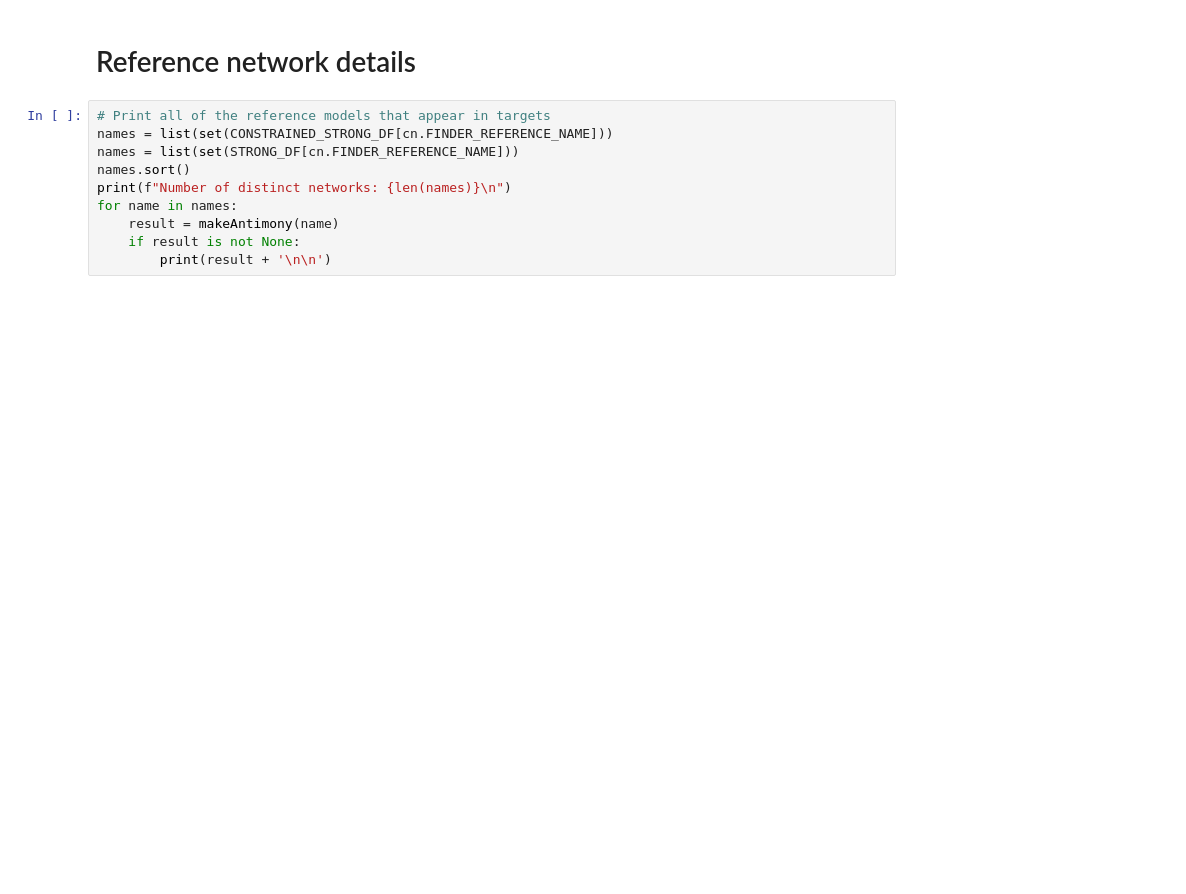
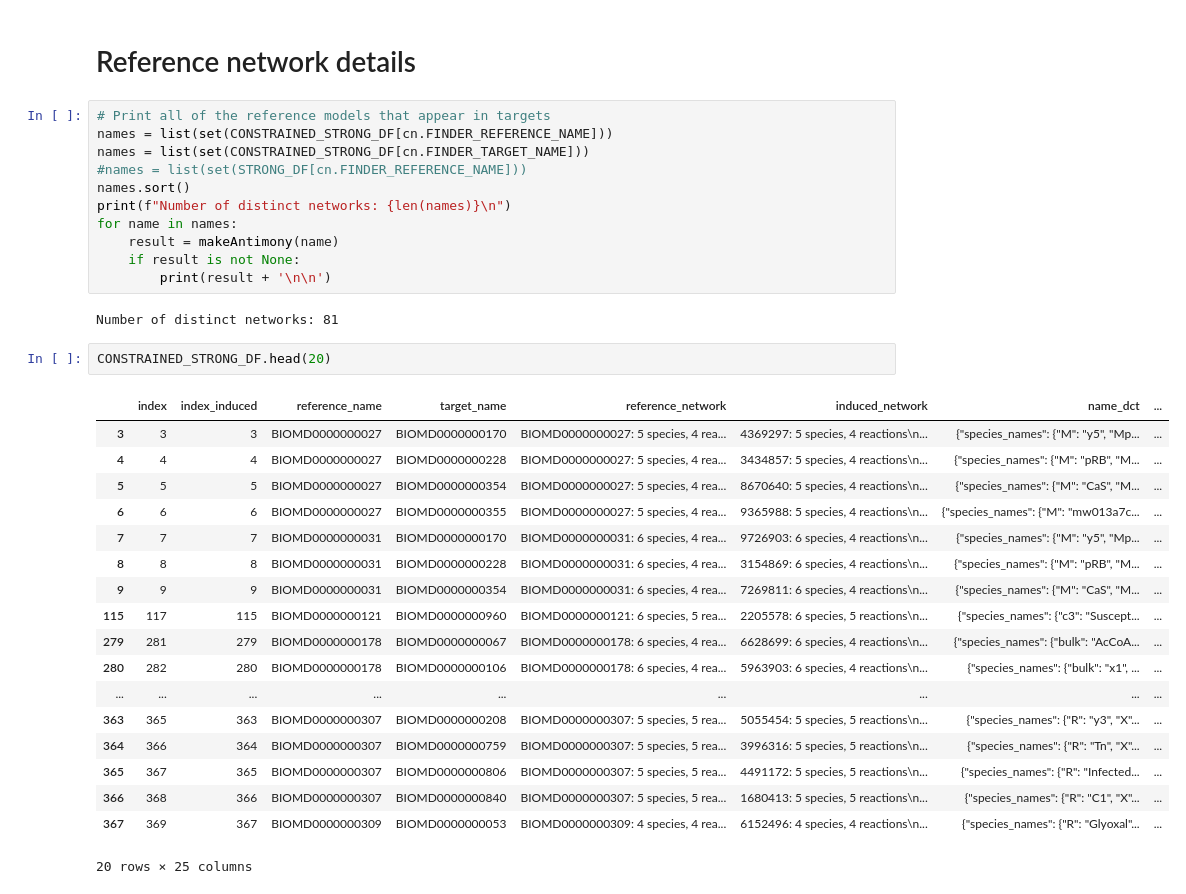
Before and after one commit to ModelEngineering/pySubnetSB, a Jupyter notebook: notebooks/plots_for_paper.ipynb, the cells around one changed output. Drawn from its saved outputs; the diff is of its cells as text; blank space fills up the shorter version.

```diff
--- a/notebooks/plots_for_paper.ipynb
+++ b/notebooks/plots_for_paper.ipynb
@@ -610,10 +613,34 @@ len(STRONG_DF), len(WEAK_DF)
 # %%
 # Print all of the reference models that appear in targets
 names = list(set(CONSTRAINED_STRONG_DF[cn.FINDER_REFERENCE_NAME]))
-names = list(set(STRONG_DF[cn.FINDER_REFERENCE_NAME]))
+names = list(set(CONSTRAINED_STRONG_DF[cn.FINDER_TARGET_NAME]))
+#names = list(set(STRONG_DF[cn.FINDER_REFERENCE_NAME]))
 names.sort()
 print(f"Number of distinct networks: {len(names)}\n")
 for name in names:
     result = makeAntimony(name)
     if result is not None:
         print(result + '\n\n')
+# %% [output]
+Number of distinct networks: 81
+# %%
+CONSTRAINED_STRONG_DF.head(20)
+# %% [output]
+|  | index | index_induced | reference_name | target_name | reference_network | induced_network | name_dct | ... |
+| 3 | 3 | 3 | BIOMD0000000027 | BIOMD0000000170 | BIOMD0000000027: 5 species, 4 rea... | 4369297: 5 species, 4 reactions\n... | {"species_names": {"M": "y5", "Mp... | ... |
+| 4 | 4 | 4 | BIOMD0000000027 | BIOMD0000000228 | BIOMD0000000027: 5 species, 4 rea... | 3434857: 5 species, 4 reactions\n... | {"species_names": {"M": "pRB", "M... | ... |
+| 5 | 5 | 5 | BIOMD0000000027 | BIOMD0000000354 | BIOMD0000000027: 5 species, 4 rea... | 8670640: 5 species, 4 reactions\n... | {"species_names": {"M": "CaS", "M... | ... |
+| 6 | 6 | 6 | BIOMD0000000027 | BIOMD0000000355 | BIOMD0000000027: 5 species, 4 rea... | 9365988: 5 species, 4 reactions\n... | {"species_names": {"M": "mw013a7c... | ... |
+| 7 | 7 | 7 | BIOMD0000000031 | BIOMD0000000170 | BIOMD0000000031: 6 species, 4 rea... | 9726903: 6 species, 4 reactions\n... | {"species_names": {"M": "y5", "Mp... | ... |
+| 8 | 8 | 8 | BIOMD0000000031 | BIOMD0000000228 | BIOMD0000000031: 6 species, 4 rea... | 3154869: 6 species, 4 reactions\n... | {"species_names": {"M": "pRB", "M... | ... |
+| 9 | 9 | 9 | BIOMD0000000031 | BIOMD0000000354 | BIOMD0000000031: 6 species, 4 rea... | 7269811: 6 species, 4 reactions\n... | {"species_names": {"M": "CaS", "M... | ... |
+| 115 | 117 | 115 | BIOMD0000000121 | BIOMD0000000960 | BIOMD0000000121: 6 species, 5 rea... | 2205578: 6 species, 5 reactions\n... | {"species_names": {"c3": "Suscept... | ... |
+| 279 | 281 | 279 | BIOMD0000000178 | BIOMD0000000067 | BIOMD0000000178: 6 species, 4 rea... | 6628699: 6 species, 4 reactions\n... | {"species_names": {"bulk": "AcCoA... | ... |
+| 280 | 282 | 280 | BIOMD0000000178 | BIOMD0000000106 | BIOMD0000000178: 6 species, 4 rea... | 5963903: 6 species, 4 reactions\n... | {"species_names": {"bulk": "x1", ... | ... |
+| ... | ... | ... | ... | ... | ... | ... | ... | ... |
+| 363 | 365 | 363 | BIOMD0000000307 | BIOMD0000000208 | BIOMD0000000307: 5 species, 5 rea... | 5055454: 5 species, 5 reactions\n... | {"species_names": {"R": "y3", "X"... | ... |
+| 364 | 366 | 364 | BIOMD0000000307 | BIOMD0000000759 | BIOMD0000000307: 5 species, 5 rea... | 3996316: 5 species, 5 reactions\n... | {"species_names": {"R": "Tn", "X"... | ... |
+| 365 | 367 | 365 | BIOMD0000000307 | BIOMD0000000806 | BIOMD0000000307: 5 species, 5 rea... | 4491172: 5 species, 5 reactions\n... | {"species_names": {"R": "Infected... | ... |
+| 366 | 368 | 366 | BIOMD0000000307 | BIOMD0000000840 | BIOMD0000000307: 5 species, 5 rea... | 1680413: 5 species, 5 reactions\n... | {"species_names": {"R": "C1", "X"... | ... |
+| 367 | 369 | 367 | BIOMD0000000309 | BIOMD0000000053 | BIOMD0000000309: 4 species, 4 rea... | 6152496: 4 species, 4 reactions\n... | {"species_names": {"R": "Glyoxal"... | ... |
+20 rows × 25 columns
```
Also changed, not shown: parts of 5 cells of this notebook, 4 other files.
